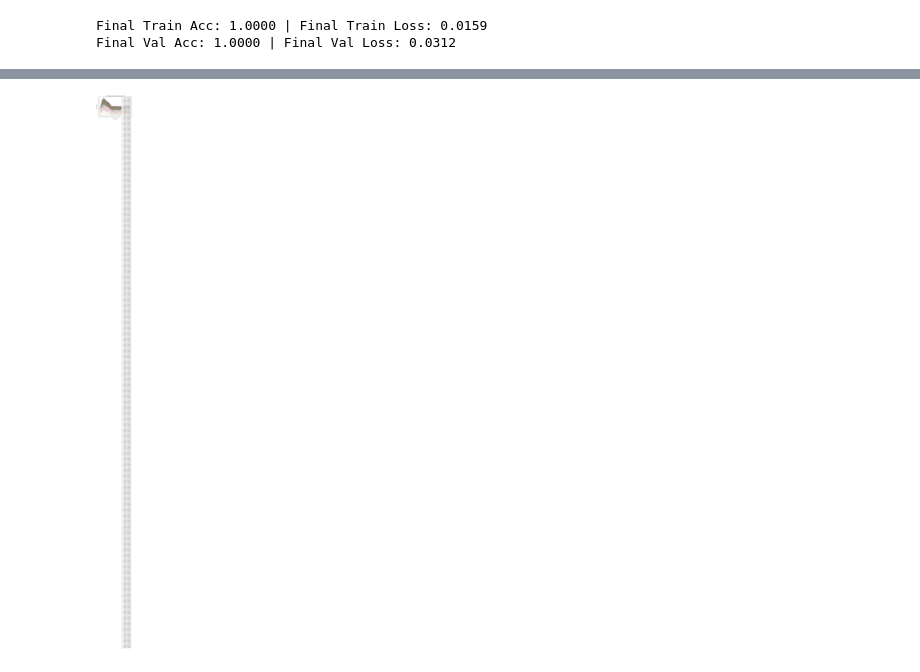
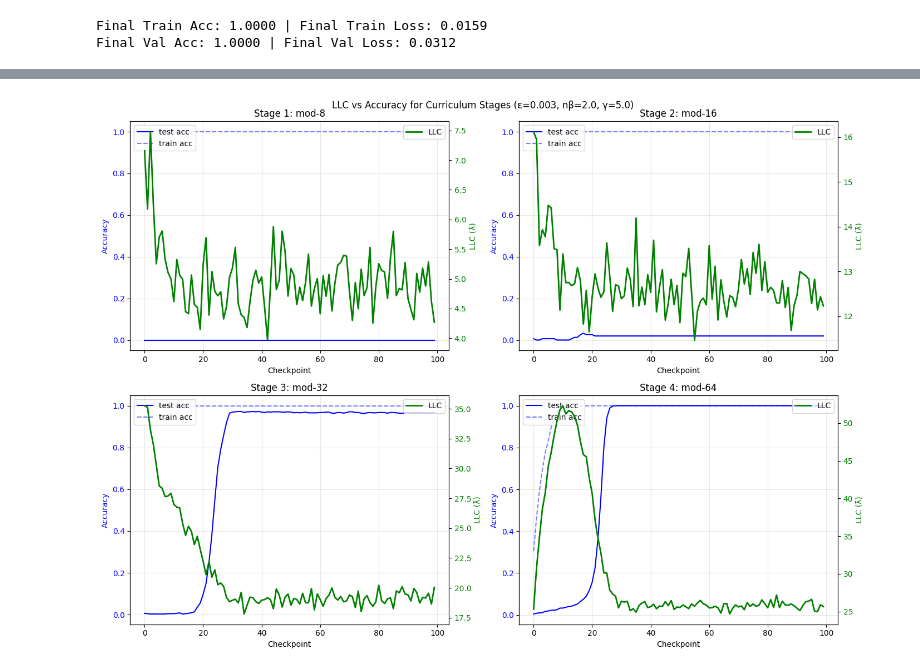
Before and after one commit to DorianAtSchool/SLT_experiments, a Jupyter notebook: main_experiment/curriculum_grokking_llc.ipynb, the cells around one changed output, grey strips where cells are left out. Drawn from its saved outputs; the diff is of its cells as text; code cells hidden in the pictures.

Commit message:
fixed LLC trajectories and added better graphs; improved organization

```diff
--- a/main_experiment/curriculum_grokking_llc.ipynb
+++ b/main_experiment/curriculum_grokking_llc.ipynb
@@ -66,7 +86,7 @@ Set up dataclasses or dictionaries for experiment parameters, including primes f
 class ExperimentParams:
     n_batches: int = 50000
     n_save_model_checkpoints: int = 100
-    print_times: int = 50
+    print_times: int = 100  # Changed from 50 to 100 to match n_save_model_checkpoints
     lr: float = 0.005
     batch_size: int = 128
     hidden_size: int = 48
@@ -76,9 +96,8 @@ class ExperimentParams:
     device: str = DEVICE
     weight_decay: float = 0.0002
 
-# Curriculum and direct primes (for addition, they dont actually need to be prime)
-CURRICULUM_PRIMES = [8, 16, 32, 64] # Curriculum: 8, 16, 32, 64;finetuning: 7, 21, 33, 49, 53
-DIRECT_PRIME = CURRICULUM_PRIMES[-1]
+CURRICULUM_NUMS = [8, 16, 32, 64] # Curriculum: 8, 16, 32, 64; finetuning: 7, 21, 33, 49, 53
+DIRECT_NUMS = CURRICULUM_NUMS[-1]
 # %% [markdown]
 ## 3. Define MLP Model and Utility Functions
 Implement the MLP model class, test, train, and dataset utility functions as in the original grokking notebook.
@@ -213,13 +232,13 @@ Generate datasets for each modulus in the curriculum (5, 11, 23, 47, 97) and for
 # Prepare datasets for each prime in curriculum and for direct training
 curriculum_datasets = {}
 curriculum_splits = {}
-for p in CURRICULUM_PRIMES:
+for p in CURRICULUM_NUMS:
     dataset = make_dataset(p)
     train_data, test_data = train_test_split(dataset, 0.4, 0)  # Use same split for all
     curriculum_datasets[p] = dataset
     curriculum_splits[p] = (train_data, test_data)
 
-direct_dataset = make_dataset(DIRECT_PRIME)
+direct_dataset = make_dataset(DIRECT_NUMS)
 direct_train_data, direct_test_data = train_test_split(direct_dataset, 0.4, 0)
 # %% [markdown]
 ## 5. Curriculum Learning Training Loop
@@ -228,8 +247,8 @@ Iteratively train the model on each modulus in the curriculum, transferring weig
 curriculum_checkpoints = []
 curriculum_dfs = []
 prev_model = None
-for i, p in enumerate(CURRICULUM_PRIMES):
-    print(f"\nTraining on mod-{p} (stage {i+1}/{len(CURRICULUM_PRIMES)})")
+for i, p in enumerate(CURRICULUM_NUMS):
+    print(f"\nTraining on mod-{p} (stage {i+1}/{len(CURRICULUM_NUMS)})")
     params = ExperimentParams()
     params.p = p
     params.device = DEVICE  # Ensure device is set
@@ -405,32 +557,59 @@ Plot LLC estimates across curriculum stages and direct training checkpoints for
 # %%
-# # Plot LLC for curriculum (one per stage)
-# curr_llc_means = [llc["llc/means"] for llc in curriculum_llcs]
-# plt.figure(figsize=(8, 5))
-# plt.plot(CURRICULUM_PRIMES, curr_llc_means, marker='o', label="Curriculum LLC (last checkpoint)")
-# plt.xlabel("Modulus (prime)")
-# plt.ylabel("LLC Estimate")
-# plt.title("LLC Trajectory Across Curriculum Stages")
-# plt.legend()
-# plt.show()
+# Plot LLC trajectories for each curriculum stage (separate plots)
+fig, axes = plt.subplots(2, 2, figsize=(14, 10))
+axes = axes.flatten()
 
-# Plot LLC for direct training (all checkpoints)
-direct_llc_means = [llc["llc/means"] for llc in direct_llcs]
-plt.figure(figsize=(8, 5))
-plt.plot(range(1, len(direct_llc_means)+1), direct_llc_means, label="Direct LLC (mod-97)")
-plt.xlabel("Checkpoint")
-plt.ylabel("LLC Estimate")
-plt.title("LLC Trajectory for Direct Training (mod-97)")
-plt.legend()
-plt.show()
+for stage_idx, (stage_llcs, df, p) in enumerate(zip(curriculum_llcs_by_stage, curriculum_dfs, CURRICULUM_NUMS)):
+    ax1 = axes[stage_idx]
+    ax2 = ax1.twinx()
 
-# # Overlay for comparison
-# plt.figure(figsize=(10, 6))
-# plt.plot([f"mod-{p}" for p in CURRICULUM_PRIMES], curr_llc_means, marker='o', label="Curriculum LLC (last of each stage)")
-# plt.plot([f"direct-{i+1}" for i in range(len(direct_llc_means))], direct_llc_means, label="Direct LLC (mod-97)", alpha=0.5)
-# plt.ylabel("LLC Estimate")
-# plt.title("LLC Trajectories: Curriculum vs Direct Training")
-# plt.xticks(rotation=45)
-# plt.legend()
-# plt.tight_layout()
-# plt.show()
+    # Plot accuracy
+    ax1.plot(df["val_acc"], label="test acc", color='blue')
+    ax1.plot(df["train_acc"], label="train acc", color='blue', linestyle='--', alpha=0.5)
+
+    # Plot LLC
+    ax2.plot([llc["llc/mean"] for llc in stage_llcs], color='green', label="LLC", linewidth=2)
+
+    ax1.set_xlabel("Checkpoint")
+    ax1.set_ylabel("Accuracy", color='blue')
+    ax2.set_ylabel("LLC (λ̂)", color='green')
+    ax1.set_title(f"Stage {stage_idx+1}: mod-{p}")
+    ax1.tick_params(axis='y', labelcolor='blue')
+    ax2.tick_params(axis='y', labelcolor='green')
+    ax1.legend(loc='upper left')
+    ax2.legend(loc='upper right')
+    ax1.grid(True, alpha=0.3)
+
+plt.tight_layout()
+plt.suptitle(f"LLC vs Accuracy for Curriculum Stages (ε={lr}, nβ={nbeta}, γ={gamma})", y=1.00)
+save_and_show(fig, "curriculum_llc_vs_accuracy.png")
+
+# Plot LLC vs loss for each curriculum stage
+fig, axes = plt.subplots(2, 2, figsize=(14, 10))
+axes = axes.flatten()
+
+for stage_idx, (stage_llcs, df, p) in enumerate(zip(curriculum_llcs_by_stage, curriculum_dfs, CURRICULUM_NUMS)):
+    ax1 = axes[stage_idx]
+    ax2 = ax1.twinx()
+
+    # Plot loss
+    ax1.plot(df["val_loss"], label="test loss", color='red')
+    ax1.plot(df["train_loss"], label="train loss", color='red', linestyle='--', alpha=0.5)
+
+    # Plot LLC
+    ax2.plot([llc["llc/mean"] for llc in stage_llcs], color='green', label="LLC", linewidth=2)
+
+    ax1.set_xlabel("Checkpoint")
+    ax1.set_ylabel("Loss", color='red')
+    ax2.set_ylabel("LLC (λ̂)", color='green')
+    ax1.set_title(f"Stage {stage_idx+1}: mod-{p}")
+    ax1.tick_params(axis='y', labelcolor='red')
+    ax2.tick_params(axis='y', labelcolor='green')
+    ax1.legend(loc='upper left')
+    ax2.legend(loc='upper right')
+    ax1.grid(True, alpha=0.3)
+
+plt.tight_layout()
+plt.suptitle(f"LLC vs Loss for Curriculum Stages (ε={lr}, nβ={nbeta}, γ={gamma})", y=1.00)
+save_and_show(fig, "curriculum_llc_vs_loss.png")
 # %% [output]
@@ -437 +617 @@ plt.show()
-[figure, old version]
+[figure, new version]
```
Also changed, not shown: parts of 21 cells of this notebook, 28 other files.
